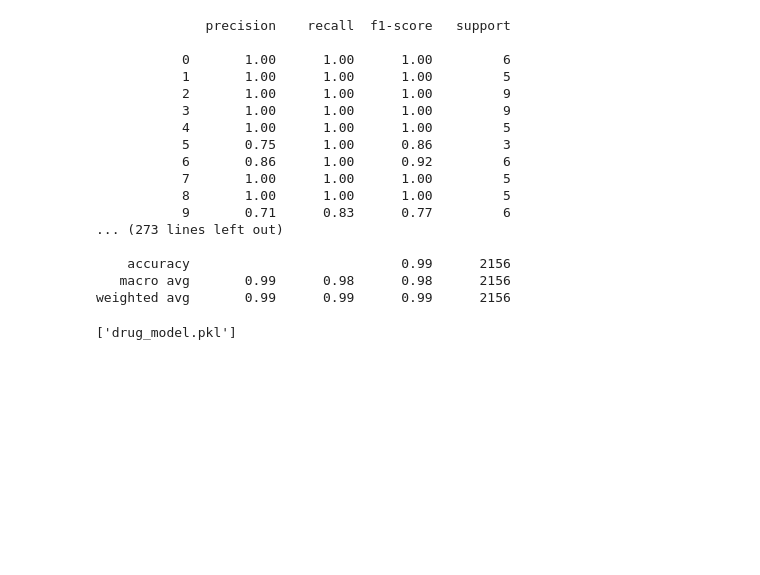
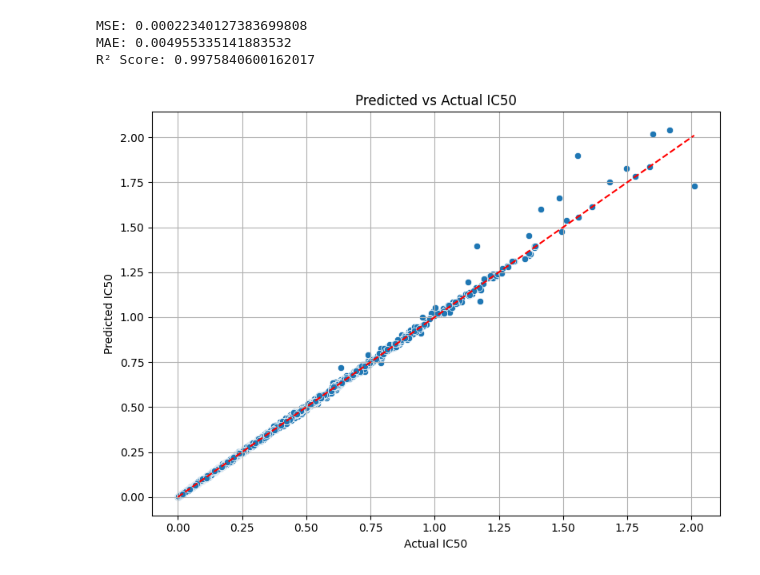
Before and after one commit to Rashmitha666/OncoSage, a Jupyter notebook: DrugDiscovery/Data PreProcessing/ModelTraining.ipynb, the cells around one changed output. Drawn from its saved outputs; the diff is of its cells as text; code cells hidden in the pictures; blank space fills up the shorter version.

```diff
--- a/DrugDiscovery/Data PreProcessing/ModelTraining.ipynb
+++ b/DrugDiscovery/Data PreProcessing/ModelTraining.ipynb
@@ -8,13 +11,17 @@ import joblib
 # %%
 df = pd.read_csv("../Data/cleaned_data.csv")
 # %%
-X = df.drop(columns=['drug_name', 'drug_id'])
-y = df['drug_name']
+X = df.drop(columns=[
+    'drug_name',
+    'drug_id',
+    'ic50_effect_size',
+])
+y = df['ic50_effect_size']
 
 # Label
 le_drug_name = LabelEncoder()
-y_encoded = le_drug_name.fit_transform(df["drug_name"])
-joblib.dump(le_drug_name, "le_drug_name.pkl")
+# y_encoded = le_drug_name.fit_transform(df["ic50_effect_size"])
+# joblib.dump(le_drug_name, "le_drug_name.pkl")
 
 encoders = {}
 for col in ["drug_target", "target_pathway", "feature_name", "tissue_type", "screening_set"]:
@@ -23,8 +30,8 @@ for col in ["drug_target", "target_pathway", "feature_name", "tissue_type", "scr
     encoders[col] = le
     joblib.dump(le, f"le_{col}.pkl")
 
-X_train, X_test, y_train, y_test = train_test_split(X, y_encoded, test_size=0.2, random_state=42)
+X_train, X_test, y_train, y_test = train_test_split(X, y, test_size=0.2, random_state=42)
 
-model = XGBClassifier(use_label_encoder=False, eval_metric='mlogloss')
+model = XGBRegressor()
 model.fit(X_train, y_train)
 # %% [output]
@@ -46,25 +49,22 @@ XGBClassifier(base_score=None, booster=None, callbacks=None,
 # %%
 y_pred = model.predict(X_test)
-print(classification_report(y_test, y_pred))
+
+print("MSE:", mean_squared_error(y_test, y_pred))
+print("MAE:", mean_absolute_error(y_test, y_pred))
+print("R² Score:", r2_score(y_test, y_pred))
 # %% [output]
-              precision    recall  f1-score   support
-
-           0       1.00      1.00      1.00         6
-           1       1.00      1.00      1.00         5
-           2       1.00      1.00      1.00         9
-           3       1.00      1.00      1.00         9
-           4       1.00      1.00      1.00         5
-           5       0.75      1.00      0.86         3
-           6       0.86      1.00      0.92         6
-           7       1.00      1.00      1.00         5
-           8       1.00      1.00      1.00         5
-           9       0.71      0.83      0.77         6
-... (273 lines left out)
-
-    accuracy                           0.99      2156
-   macro avg       0.99      0.98      0.98      2156
-weighted avg       0.99      0.99      0.99      2156
+MSE: 0.00022340127383699808
+MAE: 0.004955335141883532
+R² Score: 0.9975840600162017
-# %%
-joblib.dump(model, "drug_model.pkl")
-# %% [output]
-['drug_model.pkl']
+# %%
+plt.figure(figsize=(8, 6))
+sns.scatterplot(x=y_test, y=y_pred)
+plt.plot([y_test.min(), y_test.max()], [y_test.min(), y_test.max()], 'r--')
+plt.xlabel("Actual IC50")
+plt.ylabel("Predicted IC50")
+plt.title("Predicted vs Actual IC50")
+plt.grid(True)
+plt.tight_layout()
+plt.show()
+# %% [output]
+[figure, added]
```
Also changed, not shown: parts of 6 cells of this notebook, 20 other files.
